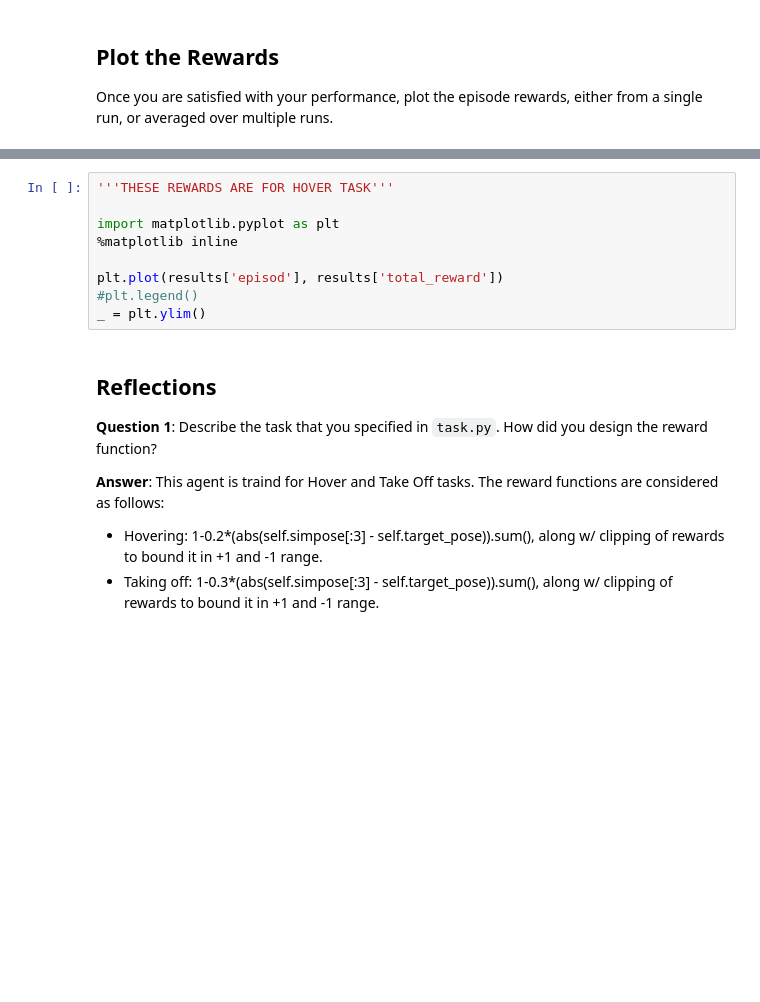
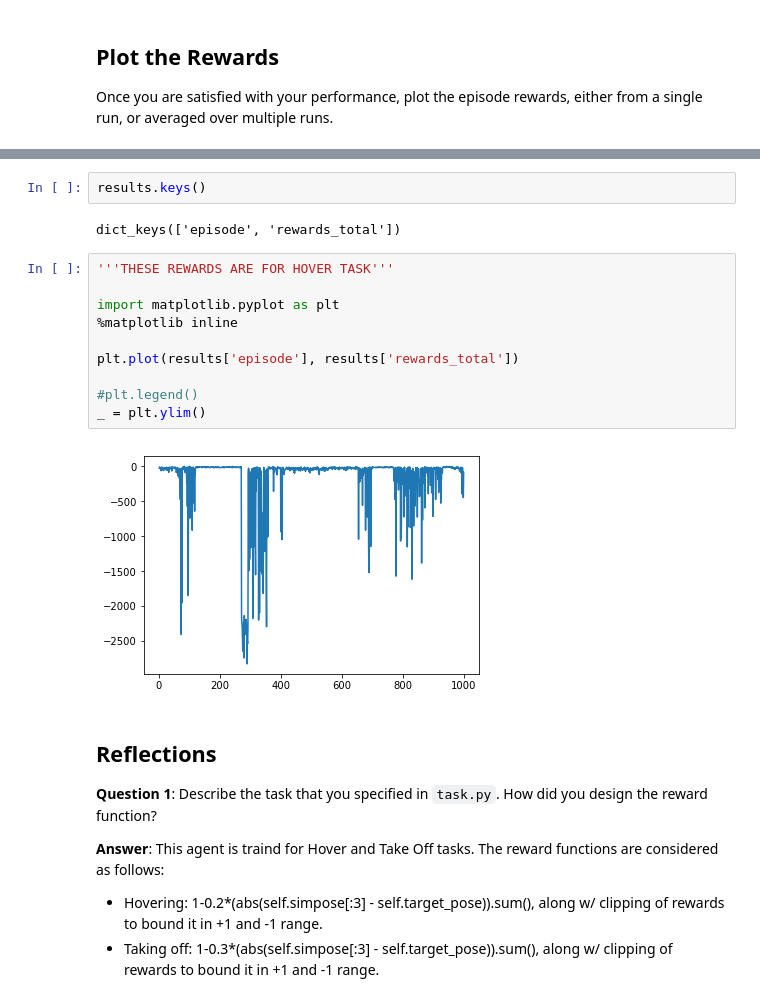
Before and after one commit to salimoha/teach_quadcopter_to_fly, a Jupyter notebook: Quadcopter_Project.ipynb, the cells around one changed output, grey strips where cells are left out. Drawn from its saved outputs; the diff is of its cells as text; blank space fills up the shorter version.

```diff
--- a/Quadcopter_Project.ipynb
+++ b/Quadcopter_Project.ipynb
@@ -333,12 +344,19 @@ _ = plt.ylim()
+# %%
+results.keys()
+# %% [output]
+dict_keys(['episode', 'rewards_total'])
 # %%
 '''THESE REWARDS ARE FOR HOVER TASK'''
 
 import matplotlib.pyplot as plt
 %matplotlib inline
 
-plt.plot(results['episod'], results['total_reward'])
+plt.plot(results['episode'], results['rewards_total'])
+
 #plt.legend()
 _ = plt.ylim()
+# %% [output]
+[figure, added]
 # %% [markdown]
 ## Reflections
 
```
Also changed, not shown: parts of 4 cells of this notebook, 1 other file.
